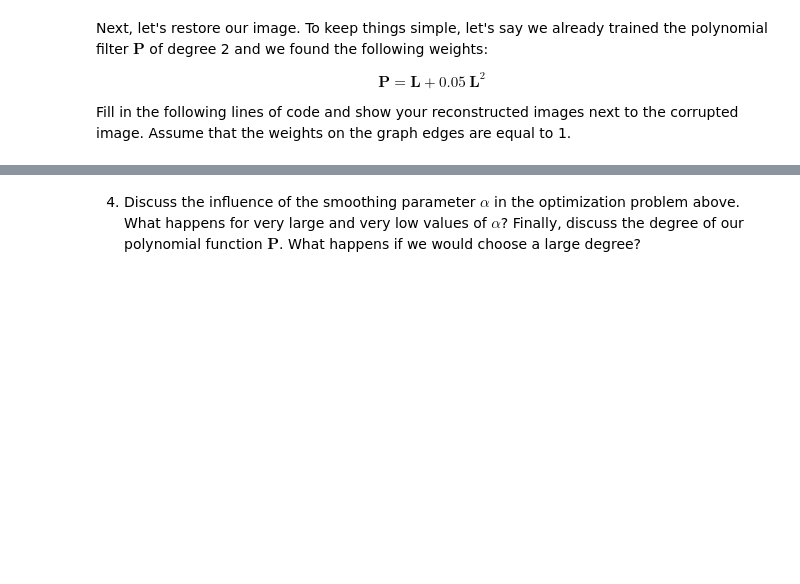
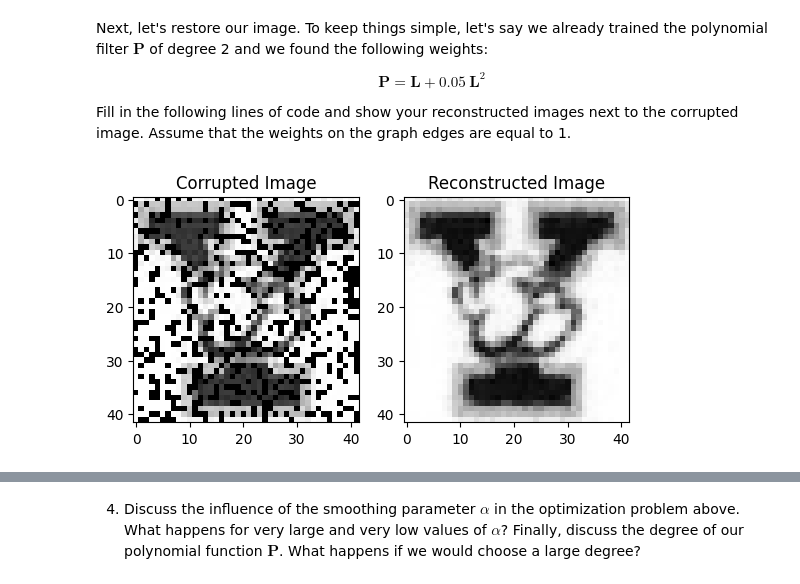
Before and after one commit to wangyf1125/SDS6650, a Jupyter notebook: assignments/assn4/assn4.ipynb, the cells around one changed output, grey strips where cells are left out. Drawn from its saved outputs; the diff is of its cells as text; code cells hidden in the pictures; blank space fills up the shorter version.

```diff
--- a/assignments/assn4/assn4.ipynb
+++ b/assignments/assn4/assn4.ipynb
@@ -180,21 +323,21 @@ Fill in the following lines of code and show your reconstructed images next
 to the corrupted image. Assume that the weights on the graph edges are equal to 1.
 # %%
 # Corrupted graph signal
-y =
+y = corrupted_image.reshape(-1)
 
 # Diagonal matrix defined as above
-M =
+M = np.diag(mask.reshape(-1).astype(float))
 
 # Adjacency matrix of the graph (by using the helper function)
-A =
+A = grid_adj(height_img, width_img)
 
 # Diagonal matrix defined as above
-D =
+D = np.diag(A.sum(axis=1))
 
 # Graph Laplacian defined as above
-L =
+L = D - A
 
 # Polynomial filter defined as above
-P =
+P = L + 0.05 * (L @ L)
 # %%
 # closed form solution you derived above
@@ -202,12 +345,15 @@ x =
 # %%
 # Try to experiment with different alpha values
-alpha =
+alpha = 0.1
+x = np.linalg.solve(M + alpha * P, M @ y)
 reconstructed_image = np.reshape(x, (height_img, width_img))
 
 fig, (ax1, ax2) = plt.subplots(1, 2)
 ax1.imshow(corrupted_image, cmap=plt.get_cmap('gray'))
 ax1.set_title("Corrupted Image")
 ax2.imshow(reconstructed_image, cmap=plt.get_cmap('gray'))
 ax2.set_title("Reconstructed Image")
 
 plt.show()
+# %% [output]
+[figure, added]
```
Also changed, not shown: parts of 7 cells of this notebook.
